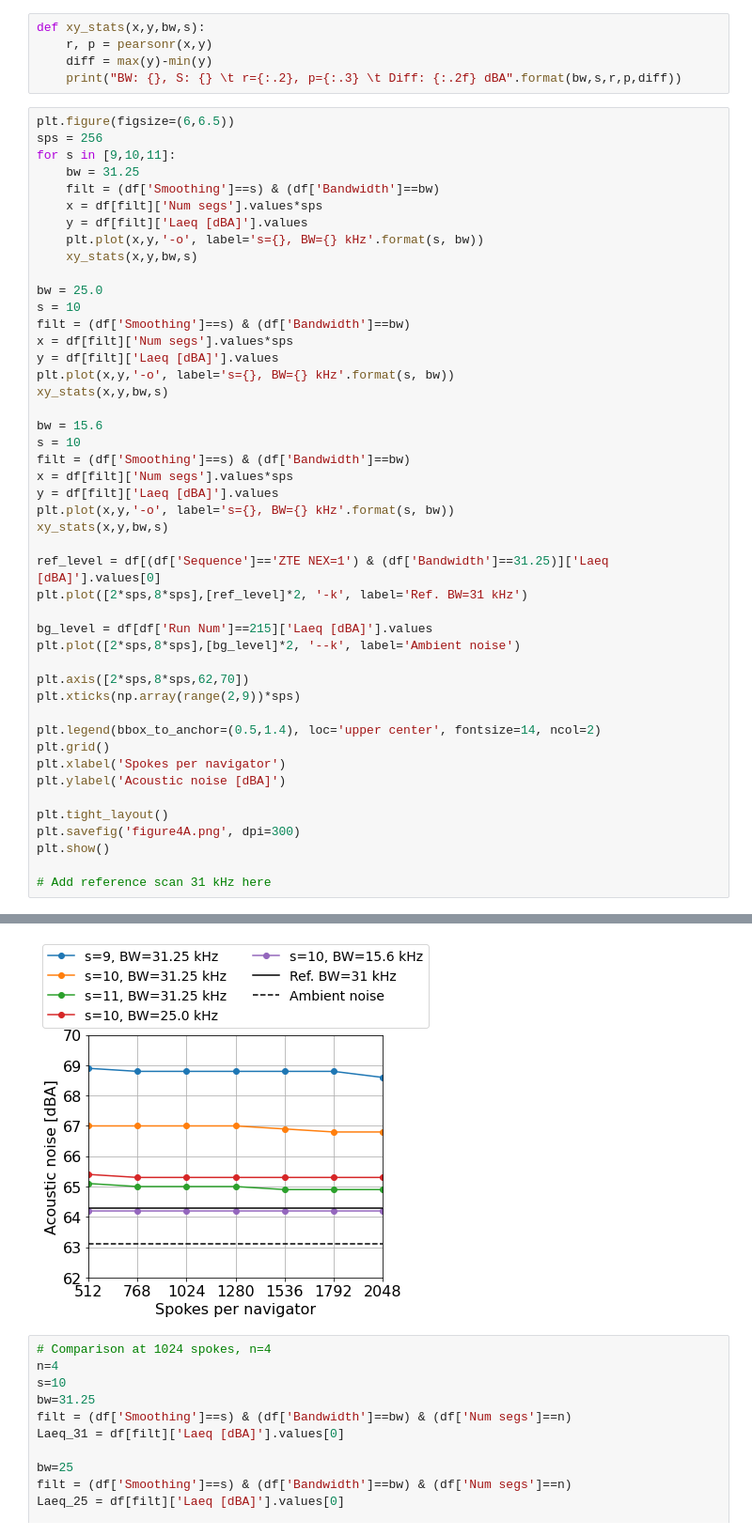
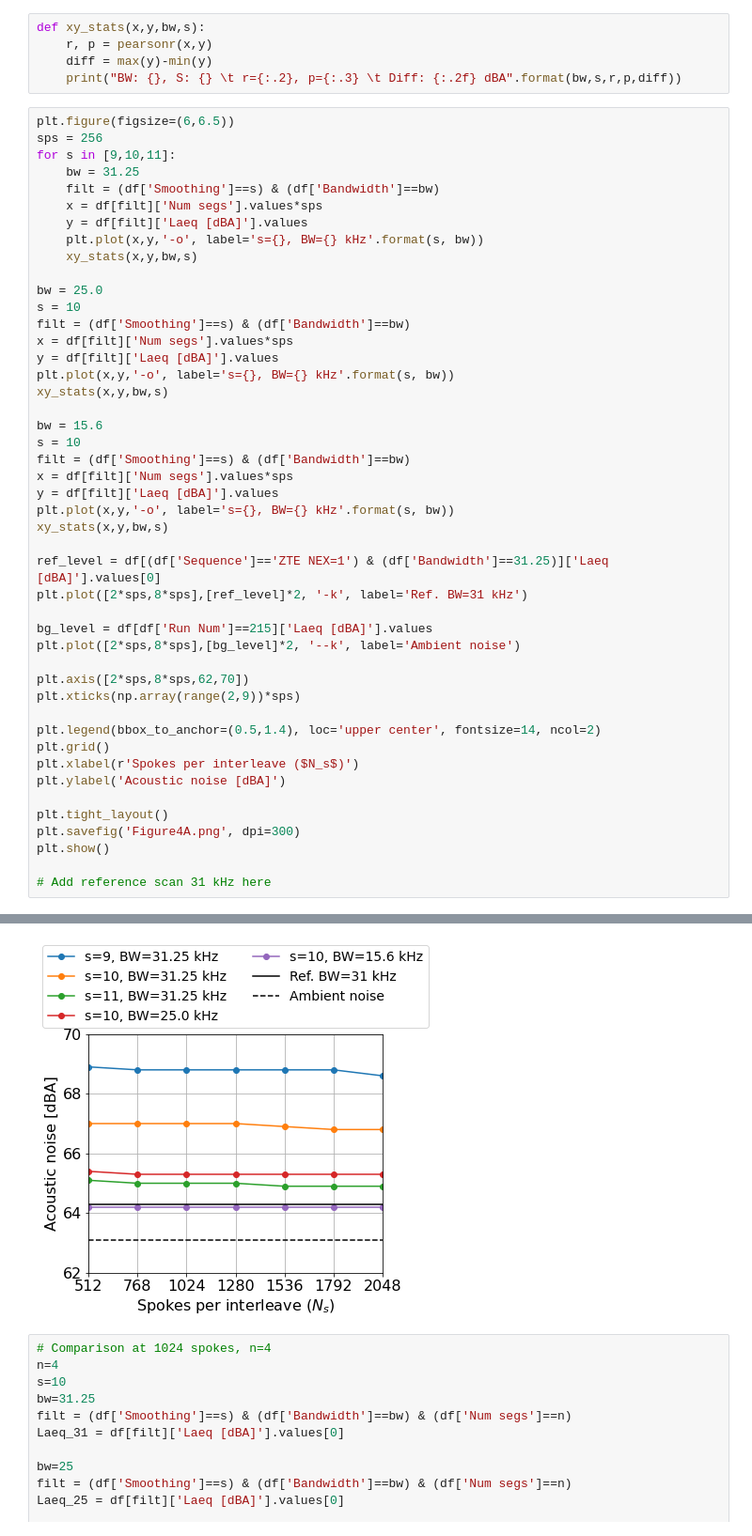
Before and after one commit to emilljungberg/merlin_mrm, a Jupyter notebook: notebooks/Figure4_NoiseTrajectory.ipynb, the cells around one changed output, grey strips where cells are left out. Shown at 94% size. Saved outputs shown, nothing was run; the diff lists cells and outputs as text.

Commit message:
Figure names and import

```diff
--- a/notebooks/Figure4_NoiseTrajectory.ipynb
+++ b/notebooks/Figure4_NoiseTrajectory.ipynb
@@ -53,36 +53,36 @@ bw = 15.6
 s = 10
 filt = (df['Smoothing']==s) & (df['Bandwidth']==bw)
 x = df[filt]['Num segs'].values*sps
 y = df[filt]['Laeq [dBA]'].values
 plt.plot(x,y,'-o', label='s={}, BW={} kHz'.format(s, bw))
 xy_stats(x,y,bw,s)
 
 ref_level = df[(df['Sequence']=='ZTE NEX=1') & (df['Bandwidth']==31.25)]['Laeq [dBA]'].values[0]
 plt.plot([2*sps,8*sps],[ref_level]*2, '-k', label='Ref. BW=31 kHz')
 
 bg_level = df[df['Run Num']==215]['Laeq [dBA]'].values
 plt.plot([2*sps,8*sps],[bg_level]*2, '--k', label='Ambient noise')
 
 plt.axis([2*sps,8*sps,62,70])
 plt.xticks(np.array(range(2,9))*sps)
 
 plt.legend(bbox_to_anchor=(0.5,1.4), loc='upper center', fontsize=14, ncol=2)
 plt.grid()
-plt.xlabel('Spokes per navigator')
+plt.xlabel(r'Spokes per interleave ($N_s$)')
 plt.ylabel('Acoustic noise [dBA]')
 
 plt.tight_layout()
-plt.savefig('figure4A.png', dpi=300)
+plt.savefig('Figure4A.png', dpi=300)
 plt.show()
 
 # Add reference scan 31 kHz here
 # %% [output]
 BW: 31.25, S: 9          r=-0.77, p=0.0421       Diff: 0.30 dBA
 BW: 31.25, S: 10         r=-0.89, p=0.00691      Diff: 0.20 dBA
 BW: 31.25, S: 11         r=-0.92, p=0.00348      Diff: 0.20 dBA
 BW: 25.0, S: 10          r=-0.61, p=0.144        Diff: 0.10 dBA
 BW: 15.6, S: 10          r=nan, p=nan    Diff: 0.00 dBA
-[figure, old version]
+[figure, new version]
 # %%
 # Comparison at 1024 spokes, n=4
 n=4
```
Also changed, not shown: parts of 1 cell of this notebook, 4 other files.
